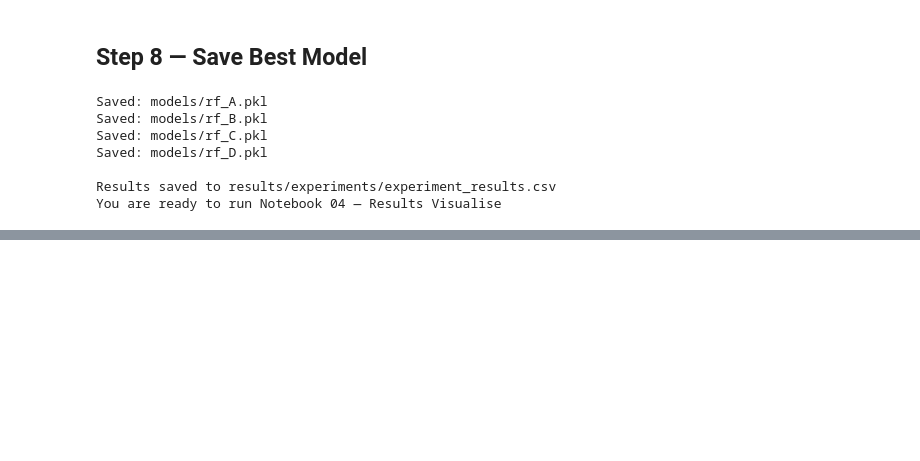
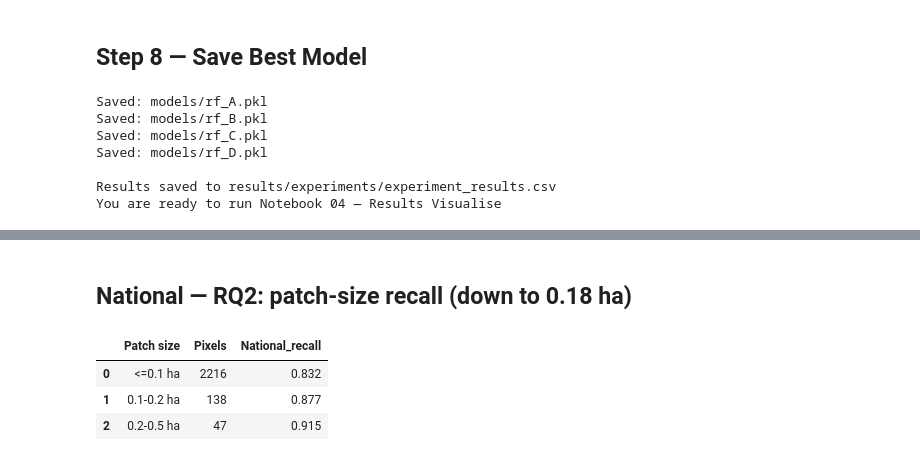
Before and after one commit to izerekerie/shishoza_ml_project, a Jupyter notebook: notebooks/03_Train_Model.ipynb, the cells around one changed output, grey strips where cells are left out. Saved outputs shown, nothing was run; the diff lists cells and outputs as text; code cells hidden in the pictures; blank space fills up the shorter version.

```diff
--- a/notebooks/03_Train_Model.ipynb
+++ b/notebooks/03_Train_Model.ipynb
@@ -491,0 +557,24 @@ You are ready to run Notebook 04 — Results Visualise
+# %% [markdown]
+## National — RQ2: patch-size recall (down to 0.18 ha)
+# %%
+lat = nat_raw['.geo'].apply(lambda s: json.loads(s)['coordinates'][1]).values
+lng = nat_raw['.geo'].apply(lambda s: json.loads(s)['coordinates'][0]).values
+X = nat[D].values
+idx=np.arange(len(y)); tr,te=train_test_split(idx,test_size=0.2,stratify=y,random_state=42)
+m=rf_tuned().fit(X[tr],y[tr]); pred=m.predict(X[te]); pred_te={i:p for i,p in zip(te,pred)}
+te_def=te[y[te]==1]; coords=np.column_stack([lat[te_def],lng[te_def]])
+labels=DBSCAN(eps=35/111000.0,min_samples=1).fit(coords).labels_
+sizes={}; preds={}
+for k,gi in zip(labels,te_def):
+    sizes[k]=sizes.get(k,0)+0.09; preds.setdefault(k,[]).append(pred_te[gi])
+out=[]
+for nm,lo,hi in [('<=0.1 ha',0,0.1),('0.1-0.2 ha',0.1,0.2),('0.2-0.5 ha',0.2,0.5)]:
+    ks=[k for k,s in sizes.items() if lo<s<=hi]
+    tp=sum(sum(preds[k]) for k in ks); n=sum(len(preds[k]) for k in ks)
+    out.append({'Patch size':nm,'Pixels':n,'National_recall':round(tp/n,3) if n else None})
+pd.DataFrame(out)
+# %% [output]
+|  | Patch size | Pixels | National_recall |
+| 0 | <=0.1 ha | 2216 | 0.832 |
+| 1 | 0.1-0.2 ha | 138 | 0.877 |
+| 2 | 0.2-0.5 ha | 47 | 0.915 |
```
Also changed, not shown: parts of 9 cells of this notebook.
